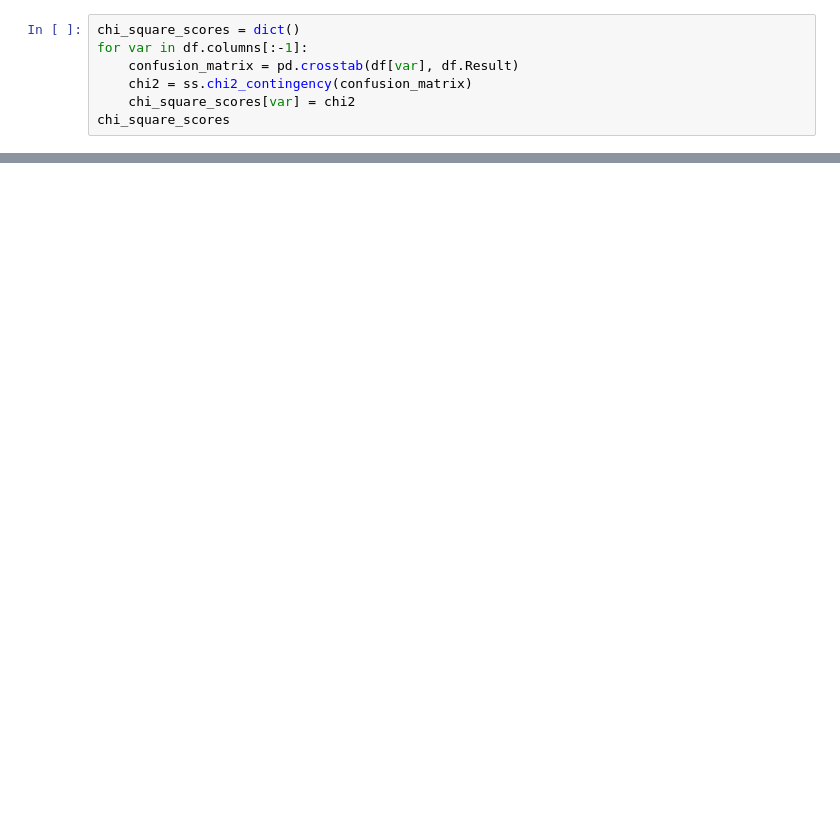
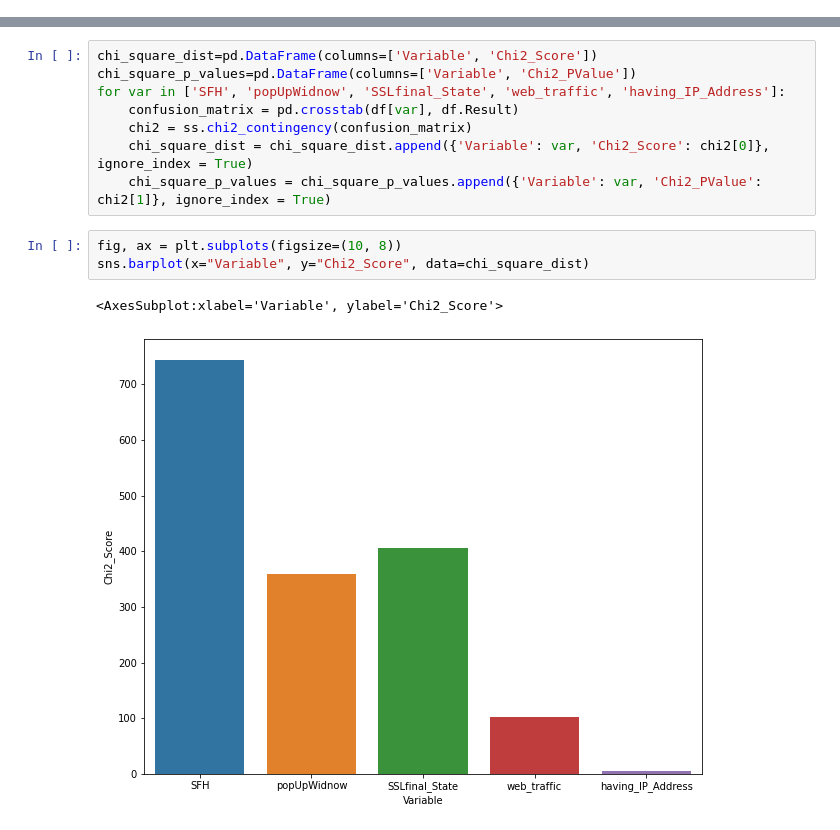
Before and after one commit to laurisdjilo/phising_website_detection, a Jupyter notebook: exploratory_analysis.ipynb, the cells around one changed output, grey strips where cells are left out. Cells and saved outputs as stored; diff of their text form; blank space fills up the shorter version.

```diff
--- a/exploratory_analysis.ipynb
+++ b/exploratory_analysis.ipynb
@@ -214,7 +97,0 @@ Wall time: 1.65 s
-# %%
-chi_square_scores = dict()
-for var in df.columns[:-1]:
-    confusion_matrix = pd.crosstab(df[var], df.Result)
-    chi2 = ss.chi2_contingency(confusion_matrix)
-    chi_square_scores[var] = chi2
-chi_square_scores
@@ -222,0 +106,14 @@ chi_square_scores
+# %%
+chi_square_dist=pd.DataFrame(columns=['Variable', 'Chi2_Score'])
+chi_square_p_values=pd.DataFrame(columns=['Variable', 'Chi2_PValue'])
+for var in ['SFH', 'popUpWidnow', 'SSLfinal_State', 'web_traffic', 'having_IP_Address']:
+    confusion_matrix = pd.crosstab(df[var], df.Result)
+    chi2 = ss.chi2_contingency(confusion_matrix)
+    chi_square_dist = chi_square_dist.append({'Variable': var, 'Chi2_Score': chi2[0]}, ignore_index = True)
+    chi_square_p_values = chi_square_p_values.append({'Variable': var, 'Chi2_PValue': chi2[1]}, ignore_index = True)
+# %%
+fig, ax = plt.subplots(figsize=(10, 8))
+sns.barplot(x="Variable", y="Chi2_Score", data=chi_square_dist)
+# %% [output]
+<AxesSubplot:xlabel='Variable', ylabel='Chi2_Score'>
+[figure, added]
```
Also changed, not shown: parts of 34 cells of this notebook, 3 other files.
